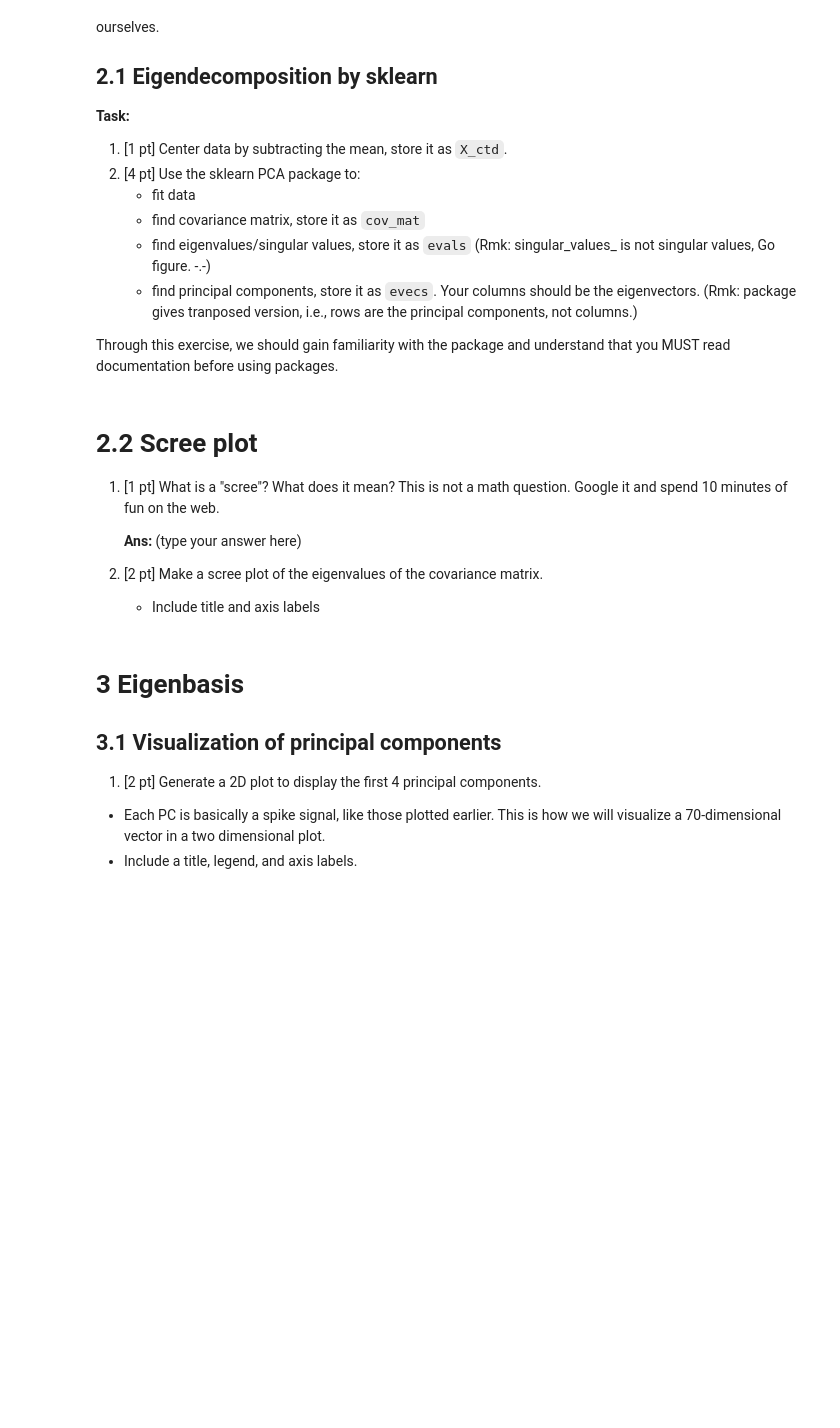
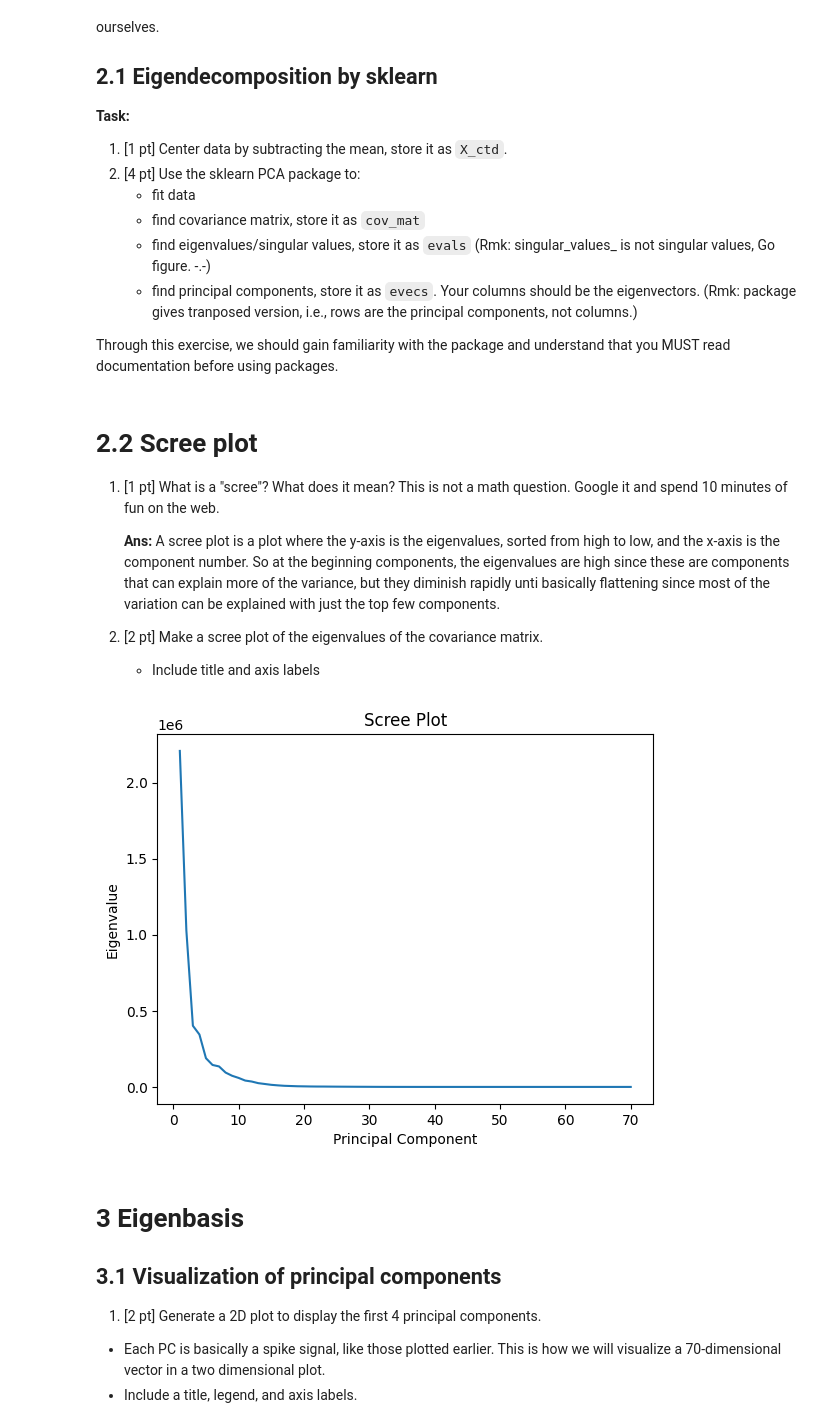
Before and after one commit to klxu03/ml-dl, a Jupyter notebook: data-sci/hw3/hw3-introds-sp24.ipynb, the cells around one changed output. Cells and saved outputs as stored; diff of their text form; code cells hidden in the pictures; blank space fills up the shorter version.

```diff
--- a/data-sci/hw3/hw3-introds-sp24.ipynb
+++ b/data-sci/hw3/hw3-introds-sp24.ipynb
@@ -57,7 +71,20 @@ Through this exercise, we should gain familiarity with the package and understan
+# %%
+# TODO sklearn pca
+from sklearn.decomposition import PCA
+import numpy as np
+
+X_ctd = X - X.mean(axis=1)[:, np.newaxis]
+
+pca = PCA()
+pca.fit(X_ctd)
+
+cov_mat = pca.get_covariance()
+evals = pca.explained_variance_
+evecs = pca.components_.T
 # %% [markdown]
 # 2.2 Scree plot
 1. [1 pt] What is a "scree"? What does it mean? This is not a math question. Google it and spend 10 minutes of fun on the web.
 
-    **Ans:** (type your answer here)
+    **Ans:** A scree plot is a plot where the y-axis is the eigenvalues, sorted from high to low, and the x-axis is the component number. So at the beginning components, the eigenvalues are high since these are components that can explain more of the variance, but they diminish rapidly unti basically flattening since most of the variation can be explained with just the top few components.
 2. [2 pt] Make a scree plot of the eigenvalues of the covariance matrix.
     - Include title and axis labels
@@ -66,3 +91,14 @@ Through this exercise, we should gain familiarity with the package and understan
+# %%
+# TODO plot
+evals_sorted = np.sort(evals)[::-1]
+
+plt.plot(range(1, len(evals_sorted) + 1), evals_sorted)
+plt.xlabel('Principal Component')
+plt.ylabel('Eigenvalue')
+plt.title('Scree Plot')
+plt.show()
+# %% [output]
+[figure, added]
 # %% [markdown]
 # 3 Eigenbasis
 ## 3.1 Visualization of principal components
```
Also changed, not shown: parts of 19 cells of this notebook, 4 other files.
